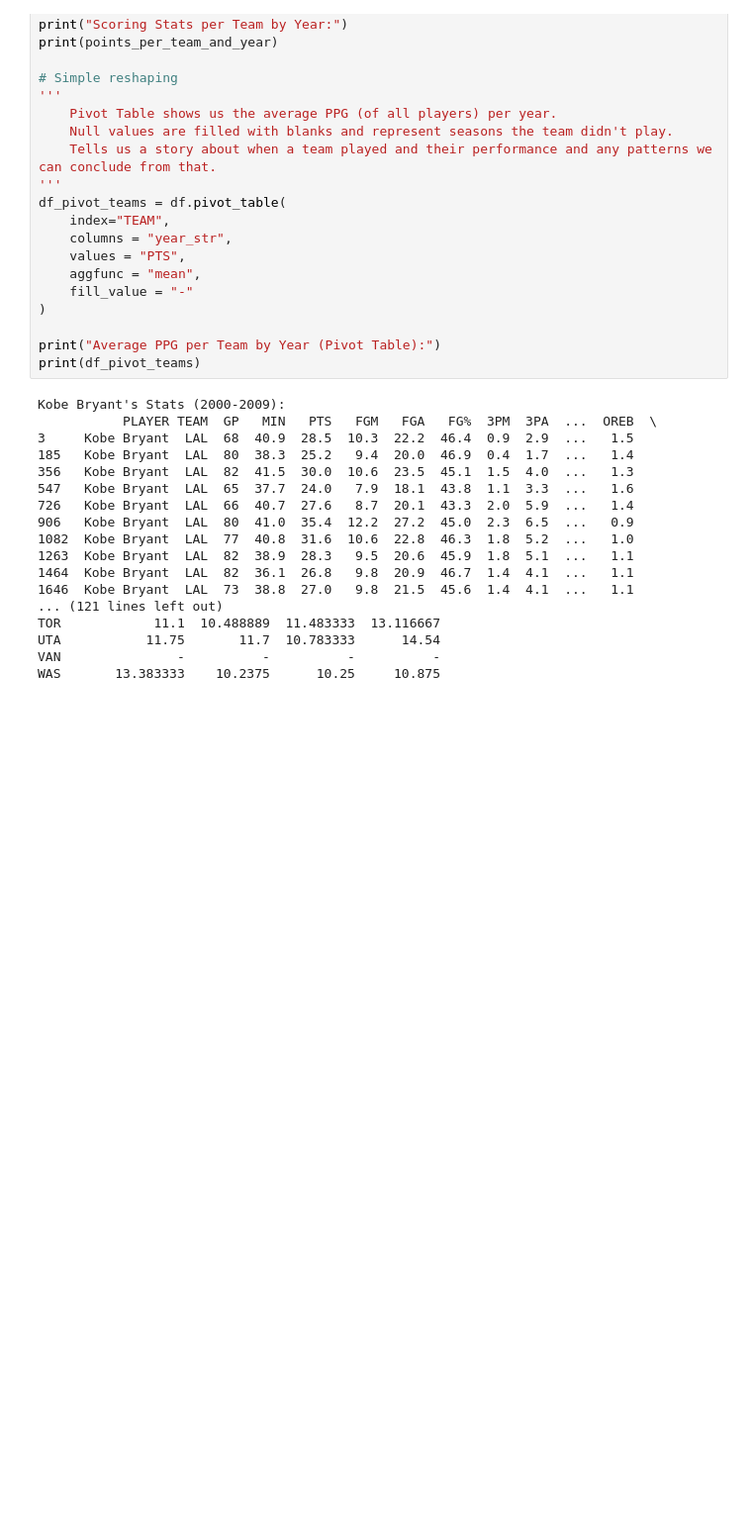
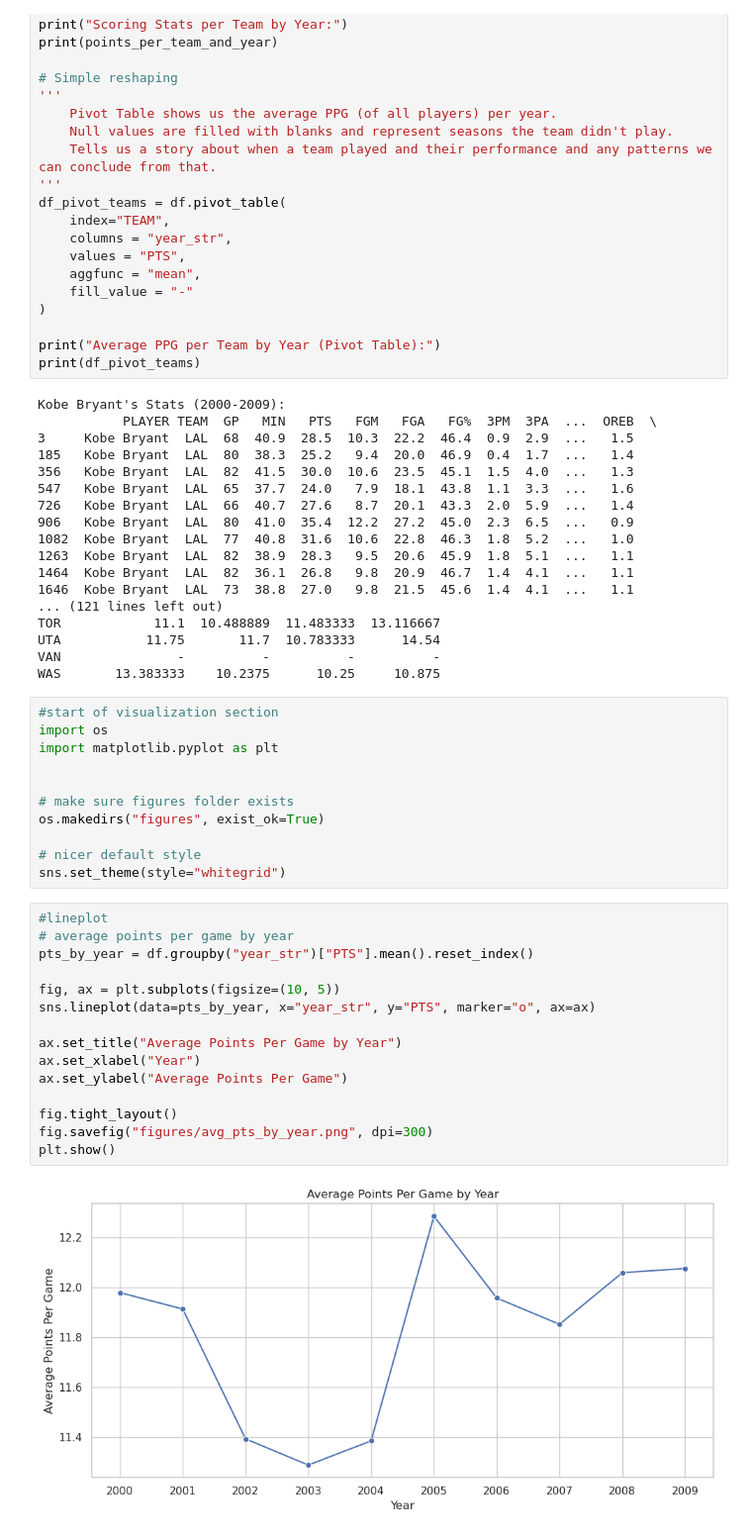
Before and after one commit to mchenrep/cis4930-sp26-project-group-17, a Jupyter notebook: analysis.ipynb, the cells around one changed output. Shown at 99% size. Drawn from its saved outputs; the diff is of its cells as text; blank space fills up the shorter version.

Commit message:
added edited analysis file with data visualization components

```diff
--- a/analysis.ipynb
+++ b/analysis.ipynb
@@ -114,3 +116,31 @@ TOR            11.1  10.488889  11.483333  13.116667
 UTA           11.75       11.7  10.783333      14.54
 VAN               -          -          -          -
 WAS       13.383333    10.2375      10.25     10.875
+# %%
+#start of visualization section
+import os
+import matplotlib.pyplot as plt
+
+
+# make sure figures folder exists
+os.makedirs("figures", exist_ok=True)
+
+# nicer default style
+sns.set_theme(style="whitegrid")
+# %%
+#lineplot
+# average points per game by year
+pts_by_year = df.groupby("year_str")["PTS"].mean().reset_index()
+
+fig, ax = plt.subplots(figsize=(10, 5))
+sns.lineplot(data=pts_by_year, x="year_str", y="PTS", marker="o", ax=ax)
+
+ax.set_title("Average Points Per Game by Year")
+ax.set_xlabel("Year")
+ax.set_ylabel("Average Points Per Game")
+
+fig.tight_layout()
+fig.savefig("figures/avg_pts_by_year.png", dpi=300)
+plt.show()
+# %% [output]
+[figure, added]
```
Also changed, not shown: parts of 5 cells of this notebook.
